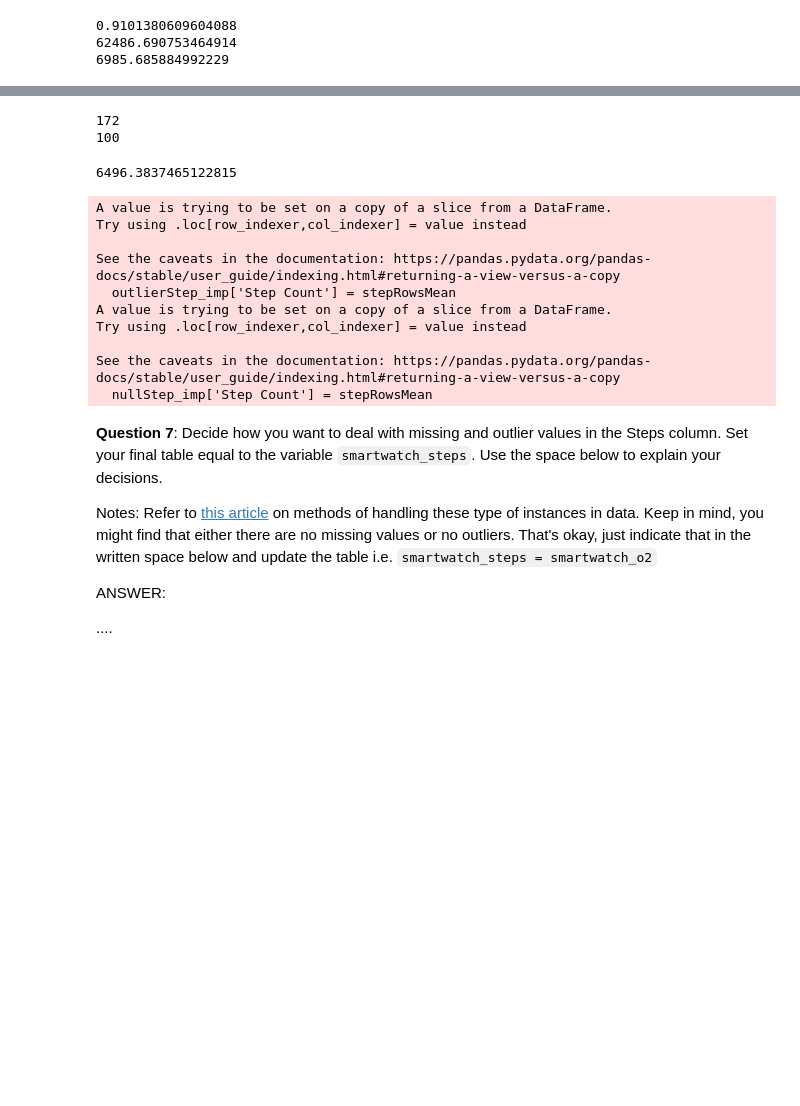
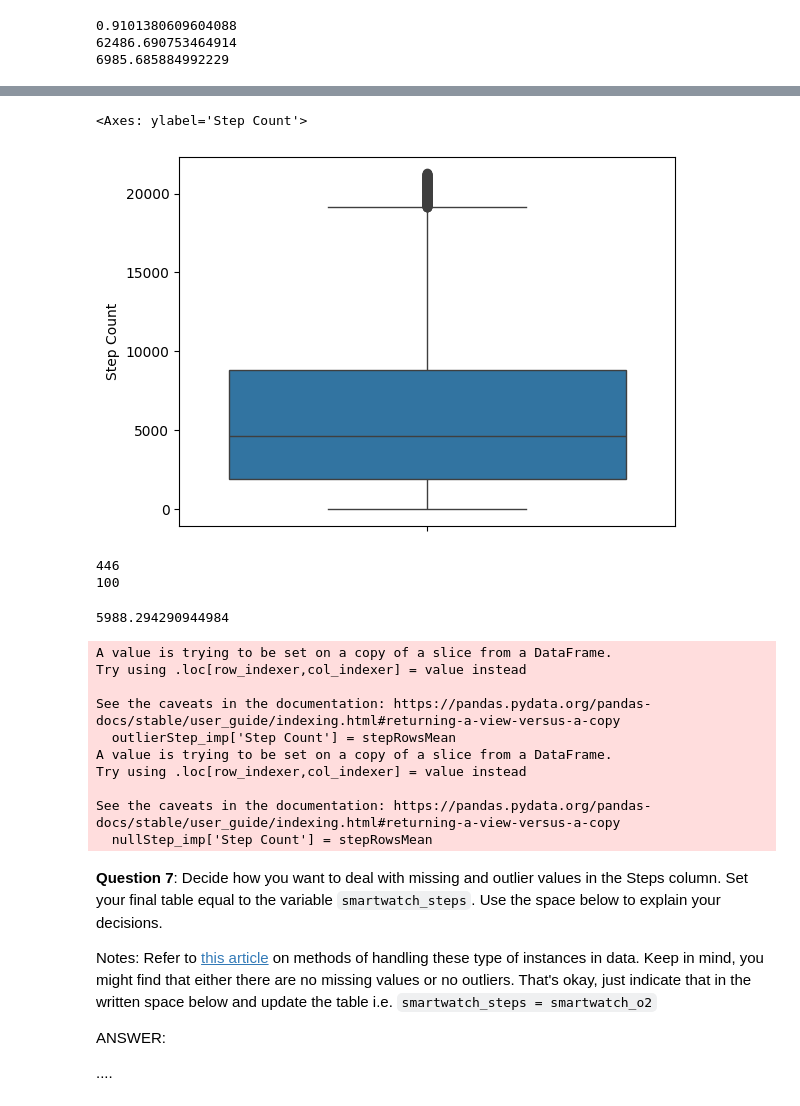
Before and after one commit to BMC-Intersectional-Data-Feminism/exercise-2-data-cleaning-and-analysis-gforesman, a Jupyter notebook: exercise2.ipynb, the cells around one changed output, grey strips where cells are left out. Drawn from its saved outputs; the diff is of its cells as text; code cells hidden in the pictures; blank space fills up the shorter version.

```diff
--- a/exercise2.ipynb
+++ b/exercise2.ipynb
@@ -353,16 +416,23 @@ print((len(smartwatch) - len(stepRows)))
+# %%
+#new data without outliers
+sns.boxplot(stepRows['Step Count'])
+# %% [output]
+<Axes: ylabel='Step Count'>
+[figure, added]
 # %%
-#determine outliers above or below 3 SD of mean
-outlierStepRows = smartwatch[(smartwatch['Step Count'] > upperlim) | (smartwatch['Step Count'] < lowerlim)] #lower lim was not applicable
-nullStepRows = smartwatch[smartwatch['Step Count'].isnull()]
+#determine outliers IQR method
+outlierStepRows = smartwatch_o2[(smartwatch_o2['Step Count'] > upperlim) | (smartwatch_o2['Step Count'] < lowerlim)]
+nullStepRows = smartwatch_o2[smartwatch_o2['Step Count'].isnull()]
 
 print(len(outlierStepRows))
 print(len(nullStepRows))
 # %% [output]
-172
+446
 100
 # %%
 #mean without outliers/na
 stepRowsMean = stepRows['Step Count'].mean()
+print(stepRowsMean)
 
 #mean imputation
 outlierStep_imp = outlierStepRows
@@ -371,7 +441,7 @@ nullStep_imp = nullStepRows
 outlierStep_imp['Step Count'] = stepRowsMean
 nullStep_imp['Step Count'] = stepRowsMean
 # %% [output]
-6496.3837465122815
+5988.294290944984
 A value is trying to be set on a copy of a slice from a DataFrame.
 Try using .loc[row_indexer,col_indexer] = value instead
 
```
Also changed, not shown: parts of 60 cells of this notebook, 6 other files.
